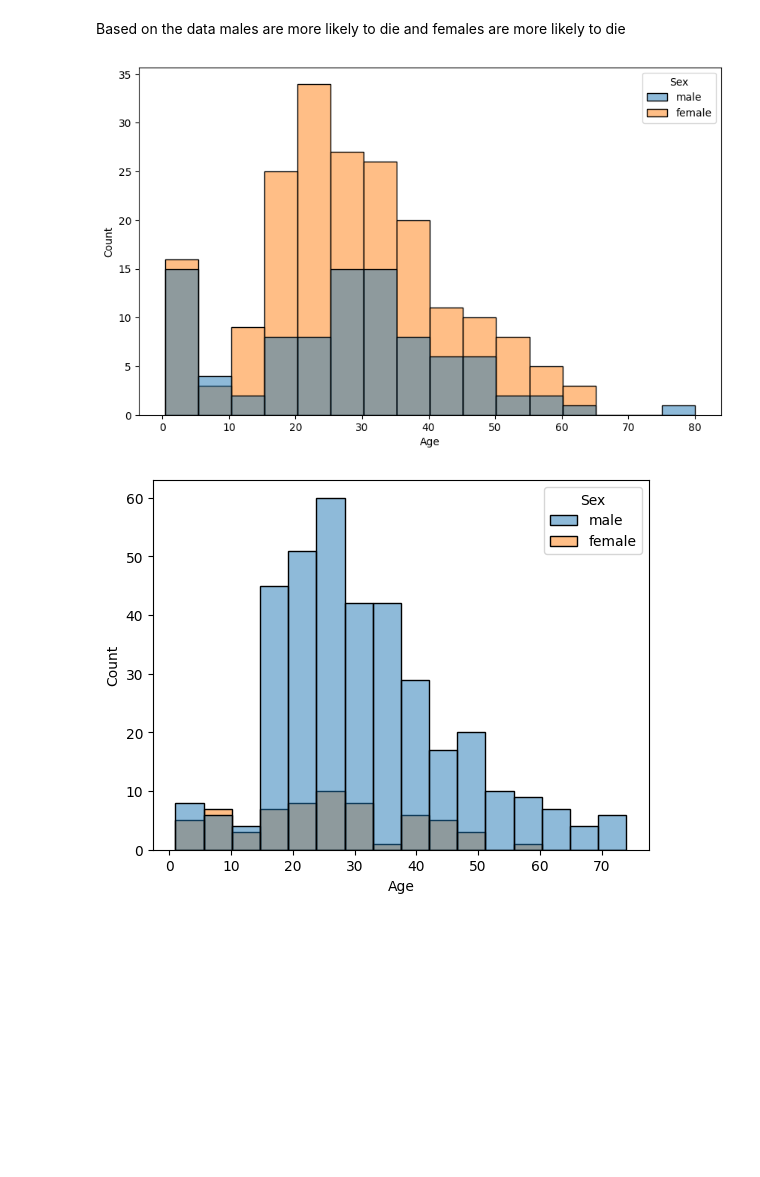
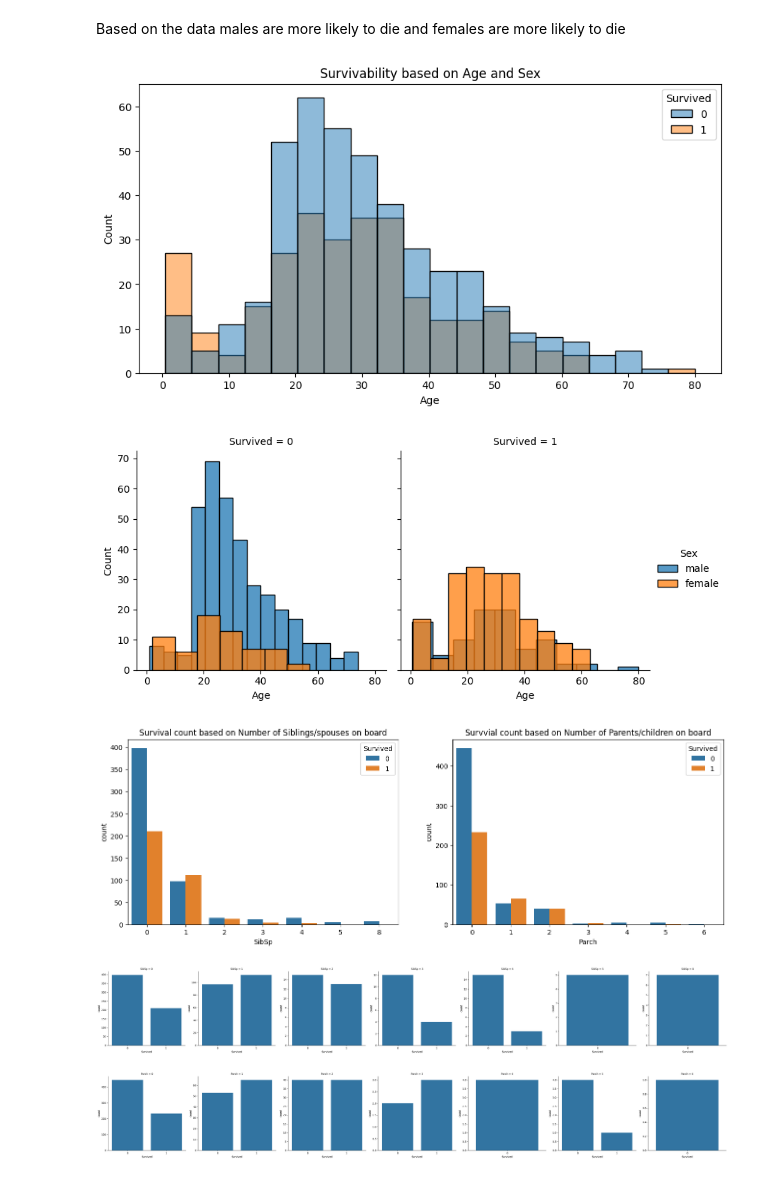
Before and after one commit to bethanysantos/Kaggle--Titanic-Challenge, a Jupyter notebook: titanic data analysis.ipynb, the cells around one changed output. Drawn from its saved outputs; the diff is of its cells as text; code cells hidden in the pictures; blank space fills up the shorter version.

```diff
--- a/titanic data analysis.ipynb
+++ b/titanic data analysis.ipynb
@@ -125,11 +143,37 @@ plt.show()
 Based on the data males are more likely to die and females are more likely to die
 # %%
 # Lets take a look at how Age plays a role in survivability
-plt.figure(figsize=(10,6))
-sns.histplot(data = survived, x='Age', hue='Sex')
+plt.figure(figsize=(10,5))
+sns.histplot(data=train_clean, x='Age', hue='Survived')
+plt.title('Survivability based on Age and Sex')
 plt.show()
-sns.histplot(data = died, x='Age', hue='Sex')
+
+# lets take a look from those who survived and died how much were male and female
+g = sns.FacetGrid(data=train_clean, col='Survived', col_wrap=2, height=4, hue='Sex')
+g.map(sns.histplot, 'Age', element='bars')
+g.add_legend()
 plt.show()
 # %% [output]
-[figure, old version]
+[figure, new version]
-[figure, old version]
+[figure, new version]
+# %%
+# lets take a look at how number of siblings and parents affect survivability
+fig, axes = plt.subplots(1, 2, figsize=(16,5))
+
+sns.countplot(data=train_clean, x='SibSp', hue='Survived', ax=axes[0])
+axes[0].set_title('Survival count based on Number of Siblings/spouses on board')
+sns.countplot(data=train_clean, x='Parch', hue='Survived', ax=axes[1])
+axes[1].set_title('Survvial count based on Number of Parents/children on board')
+plt.show()
+
+s = sns.FacetGrid(data=train_clean, col="SibSp", col_wrap=8, height=5, sharey=False, sharex=False)
+s.map(sns.countplot, 'Survived')
+plt.show()
+
+p = sns.FacetGrid(data=train_clean, col="Parch", col_wrap=8, height=5, sharey=False, sharex=False)
+p.map(sns.countplot, 'Survived')
+plt.show()
+# %% [output]
+[figure, added]
+[figure, added]
+[figure, added]
```
Also changed, not shown: parts of 9 cells of this notebook.
